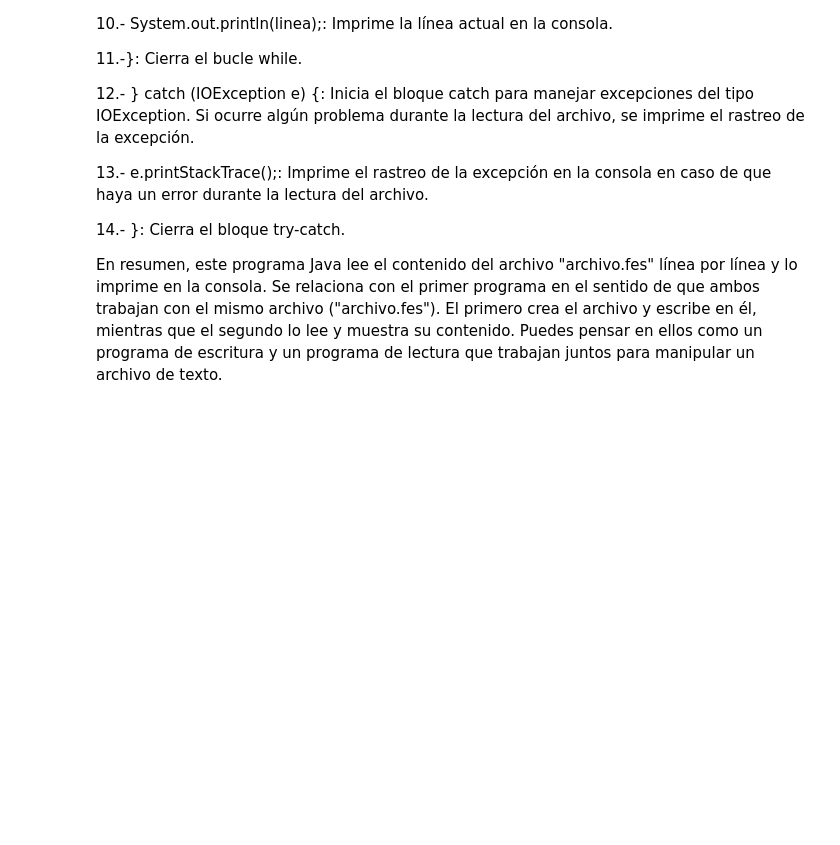
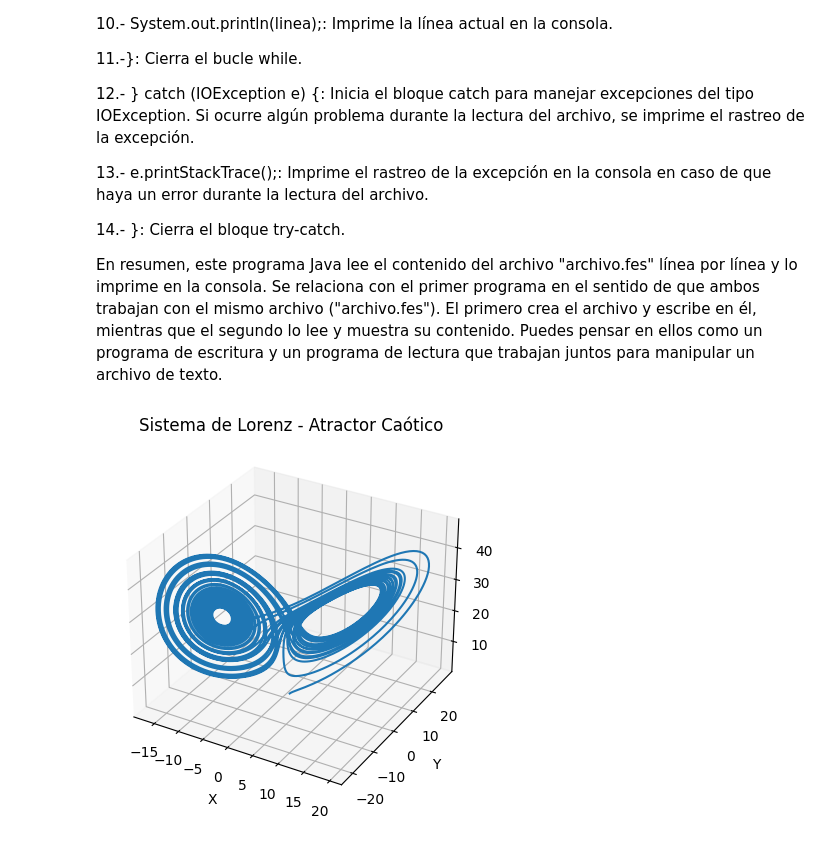
Before and after one commit to LEOLUNAM/2024, a Jupyter notebook: COMPILADORES.ipynb, the cells around one changed output. Saved outputs shown, nothing was run; the diff lists cells and outputs as text; code cells hidden in the pictures; blank space fills up the shorter version.

```diff
--- a/COMPILADORES.ipynb
+++ b/COMPILADORES.ipynb
@@ -219,3 +219,42 @@ public class ParUno{
     }
 
 }
+# %%
+import numpy as np
+import matplotlib.pyplot as plt
+from scipy.integrate import solve_ivp
+
+# Definimos los parámetros
+alpha = 10.0    # Número de Prandtl
+beta = 28.0     # Número de Rayleigh
+sigma = 8/3     # Relación longitud-altura
+
+# Definimos el sistema de ecuaciones diferenciales de Lorenz
+def lorenz_system(t, variables):
+    x, y, z = variables
+    dx_dt = alpha * (y - x)
+    dy_dt = x * (beta - z) - y
+    dz_dt = x * y - sigma * z
+    return [dx_dt, dy_dt, dz_dt]
+
+# Condiciones iniciales
+initial_conditions = [1.0, 1.0, 1.0]
+
+# Intervalo de tiempo
+t_span = (0, 40)  # de 0 a 40 segundos
+t_eval = np.linspace(0, 40, 10000)  # Tiempo para evaluar la solución
+
+# Resolver el sistema usando el integrador de Runge-Kutta de 4to orden
+solution = solve_ivp(lorenz_system, t_span, initial_conditions, t_eval=t_eval)
+
+# Graficar la solución
+fig = plt.figure()
+ax = fig.add_subplot(111, projection='3d')
+ax.plot(solution.y[0], solution.y[1], solution.y[2])
+ax.set_title("Sistema de Lorenz - Atractor Caótico")
+ax.set_xlabel("X")
+ax.set_ylabel("Y")
+ax.set_zlabel("Z")
+plt.show()
+# %% [output]
+[figure, added]
```
